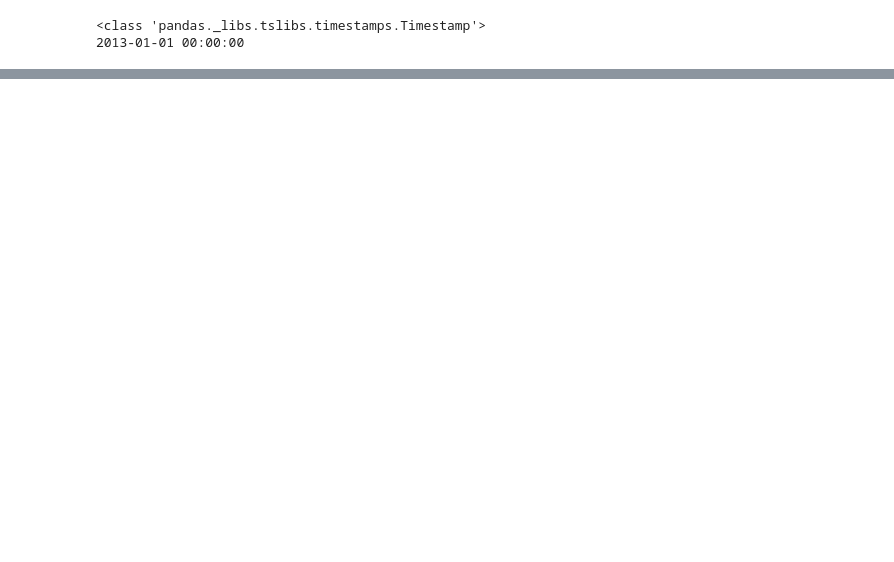
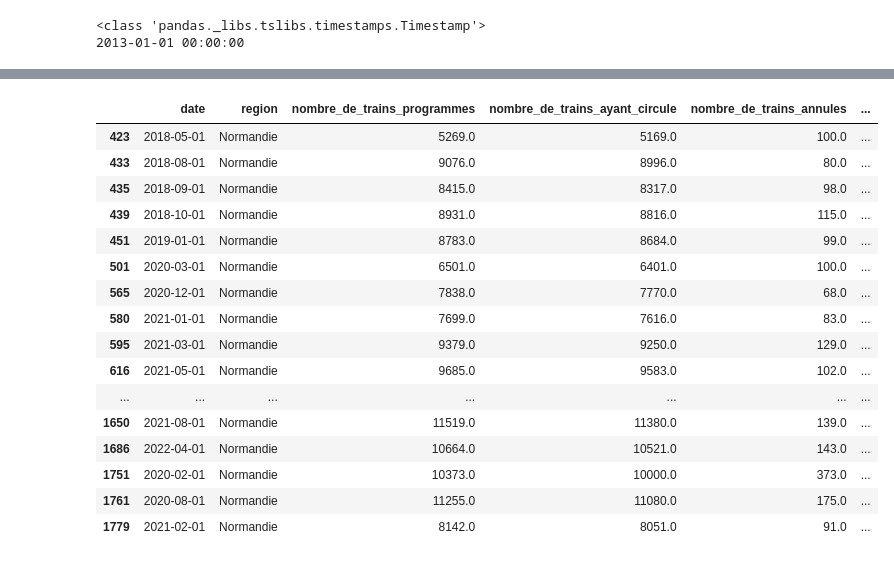
Before and after one commit to gbiaou/Projet_Python_SNCF, a Jupyter notebook: Regularite_des_trains/Recuperation_données_regularité.ipynb, the cells around one changed output, grey strips where cells are left out. Drawn from its saved outputs; the diff is of its cells as text; code cells hidden in the pictures; blank space fills up the shorter version.

```diff
--- a/Regularite_des_trains/Recuperation_données_regularité.ipynb
+++ b/Regularite_des_trains/Recuperation_données_regularité.ipynb
@@ -121,0 +264,20 @@ df_l=df[df['region']=='Lorraine']
+# %%
+df_region_i
+# %% [output]
+|  | date | region | nombre_de_trains_programmes | nombre_de_trains_ayant_circule | nombre_de_trains_annules | ... |
+| 423 | 2018-05-01 | Normandie | 5269.0 | 5169.0 | 100.0 | ... |
+| 433 | 2018-08-01 | Normandie | 9076.0 | 8996.0 | 80.0 | ... |
+| 435 | 2018-09-01 | Normandie | 8415.0 | 8317.0 | 98.0 | ... |
+| 439 | 2018-10-01 | Normandie | 8931.0 | 8816.0 | 115.0 | ... |
+| 451 | 2019-01-01 | Normandie | 8783.0 | 8684.0 | 99.0 | ... |
+| 501 | 2020-03-01 | Normandie | 6501.0 | 6401.0 | 100.0 | ... |
+| 565 | 2020-12-01 | Normandie | 7838.0 | 7770.0 | 68.0 | ... |
+| 580 | 2021-01-01 | Normandie | 7699.0 | 7616.0 | 83.0 | ... |
+| 595 | 2021-03-01 | Normandie | 9379.0 | 9250.0 | 129.0 | ... |
+| 616 | 2021-05-01 | Normandie | 9685.0 | 9583.0 | 102.0 | ... |
+| ... | ... | ... | ... | ... | ... | ... |
+| 1650 | 2021-08-01 | Normandie | 11519.0 | 11380.0 | 139.0 | ... |
+| 1686 | 2022-04-01 | Normandie | 10664.0 | 10521.0 | 143.0 | ... |
+| 1751 | 2020-02-01 | Normandie | 10373.0 | 10000.0 | 373.0 | ... |
+| 1761 | 2020-08-01 | Normandie | 11255.0 | 11080.0 | 175.0 | ... |
+| 1779 | 2021-02-01 | Normandie | 8142.0 | 8051.0 | 91.0 | ... |
```
Also changed, not shown: parts of 16 cells of this notebook.
